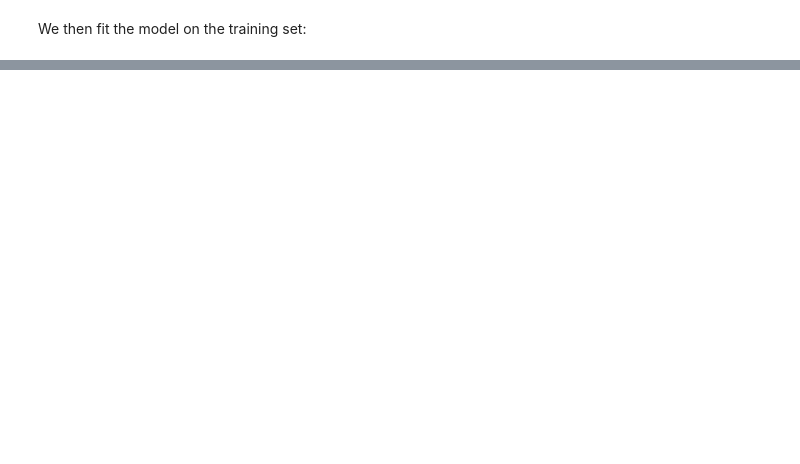
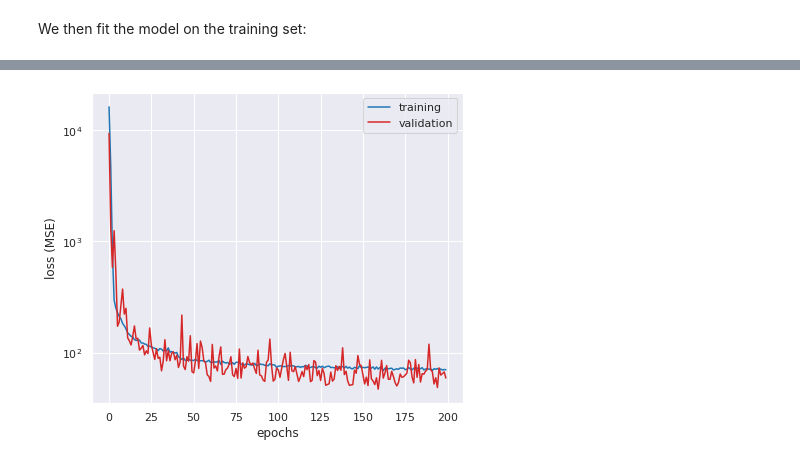
Before and after one commit to thesfinox/ml-cicy-4folds, a Jupyter notebook: 03_nn.ipynb, the cells around one changed output, grey strips where cells are left out. Drawn from its saved outputs; the diff is of its cells as text; code cells hidden in the pictures; blank space fills up the shorter version.

```diff
--- a/03_nn.ipynb
+++ b/03_nn.ipynb
@@ -77,3 +87,7 @@ X_test['matrix']  = np.reshape(X_test['matrix'], (-1,) + old_shape + (1,))
+# %%
+y_train.update({key + '_aux': value for key, value in y_train.items()})
+y_val.update({key + '_aux': value for key, value in y_val.items()})
+y_test.update({key + '_aux': value for key, value in y_test.items()})
 # %% [markdown]
 ## Model Architectures
 
@@ -145,5 +174,5 @@ We then fit the model on the training set:
 # %%
-fit_params = {'epochs':      250,
+fit_params = {'epochs':      200,
               'batch_size':  32,
               'reduce_lr':   0.3,
               'lr_patience': 100
@@ -154,7 +183,8 @@ callbacks  = model_checkpoints(outputs=['h11', 'h21', 'h31', 'h22'],
                                root=mod_dir,
                                reduce_lr=fit_params['reduce_lr'],
                                lr_patience=fit_params['lr_patience'],
-                               summary=fit_params['epochs'] / 10
+                               summary=fit_params['epochs'] / 20,
+                               tensorboard=ctx.tboard()
                               )
 
 ctx.logger().info('Begin training Inception DNN.')
@@ -187,0 +221,7 @@ KeyboardInterrupt:
+# %%
+loss_plot = TrainTestPlot(train=history.history['loss'],
+                          validation=history.history['val_loss']
+                         )
+loss_plot.lineplot(logscale=(False,True), ylabel='loss (MSE)')
+# %% [output]
+[figure, added]
```
Also changed, not shown: parts of 9 cells of this notebook, 1 other file.
